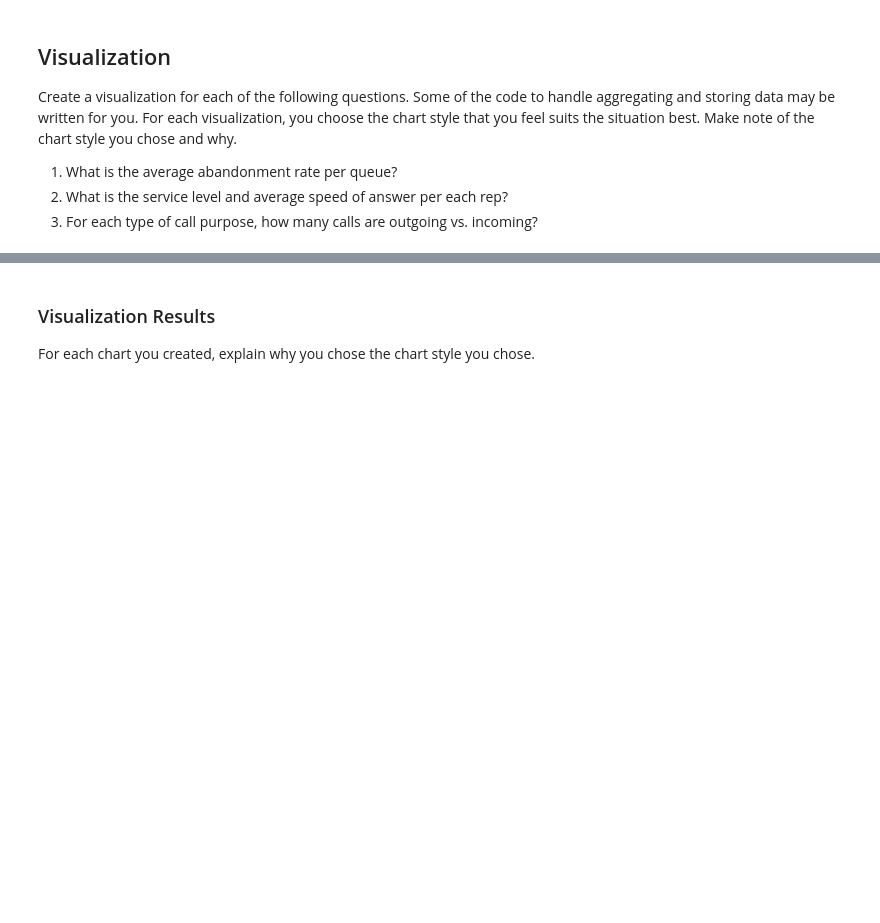
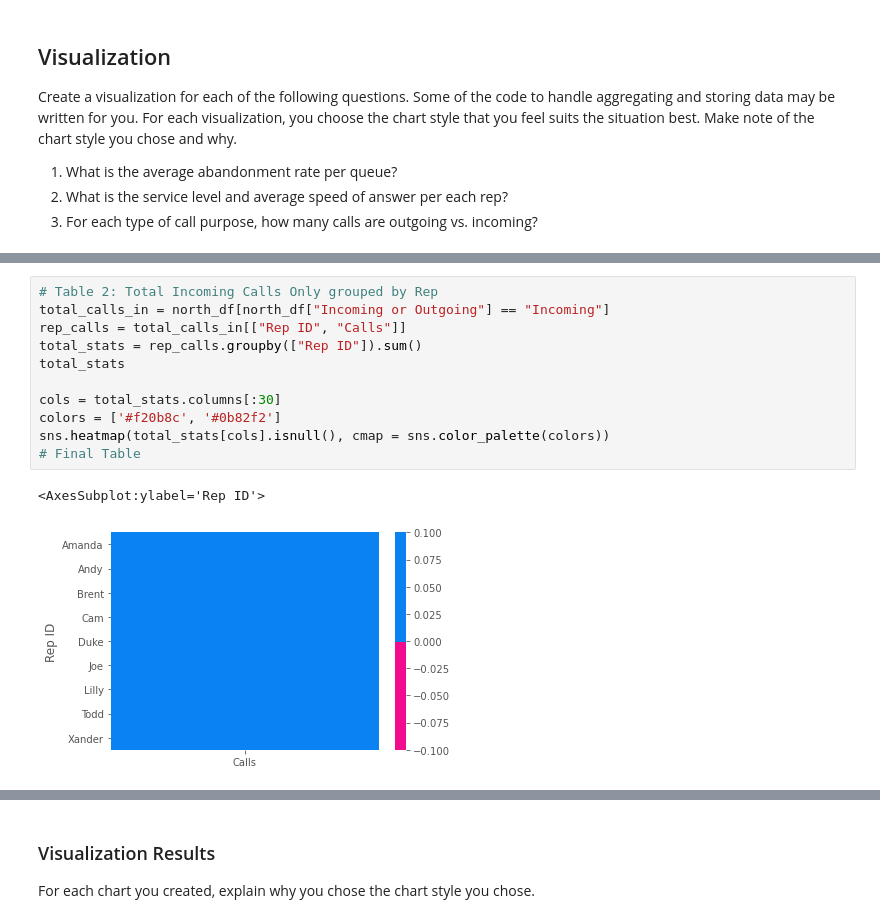
Before and after one commit to Jeeper25/call-center-cleanup-assignment, a Jupyter notebook: Call Center Cleanup.ipynb, the cells around one changed output, grey strips where cells are left out. Drawn from its saved outputs; the diff is of its cells as text; blank space fills up the shorter version.

```diff
--- a/Call Center Cleanup.ipynb
+++ b/Call Center Cleanup.ipynb
@@ -567,0 +571,14 @@ NameError: name 'north' is not defined
+# %%
+# Table 2: Total Incoming Calls Only grouped by Rep
+total_calls_in = north_df[north_df["Incoming or Outgoing"] == "Incoming"]
+rep_calls = total_calls_in[["Rep ID", "Calls"]]
+total_stats = rep_calls.groupby(["Rep ID"]).sum()
+total_stats
+
+cols = total_stats.columns[:30]
+colors = ['#f20b8c', '#0b82f2']
+sns.heatmap(total_stats[cols].isnull(), cmap = sns.color_palette(colors))
+# Final Table
+# %% [output]
+<AxesSubplot:ylabel='Rep ID'>
+[figure, added]
```
Also changed, not shown: parts of 11 cells of this notebook.
